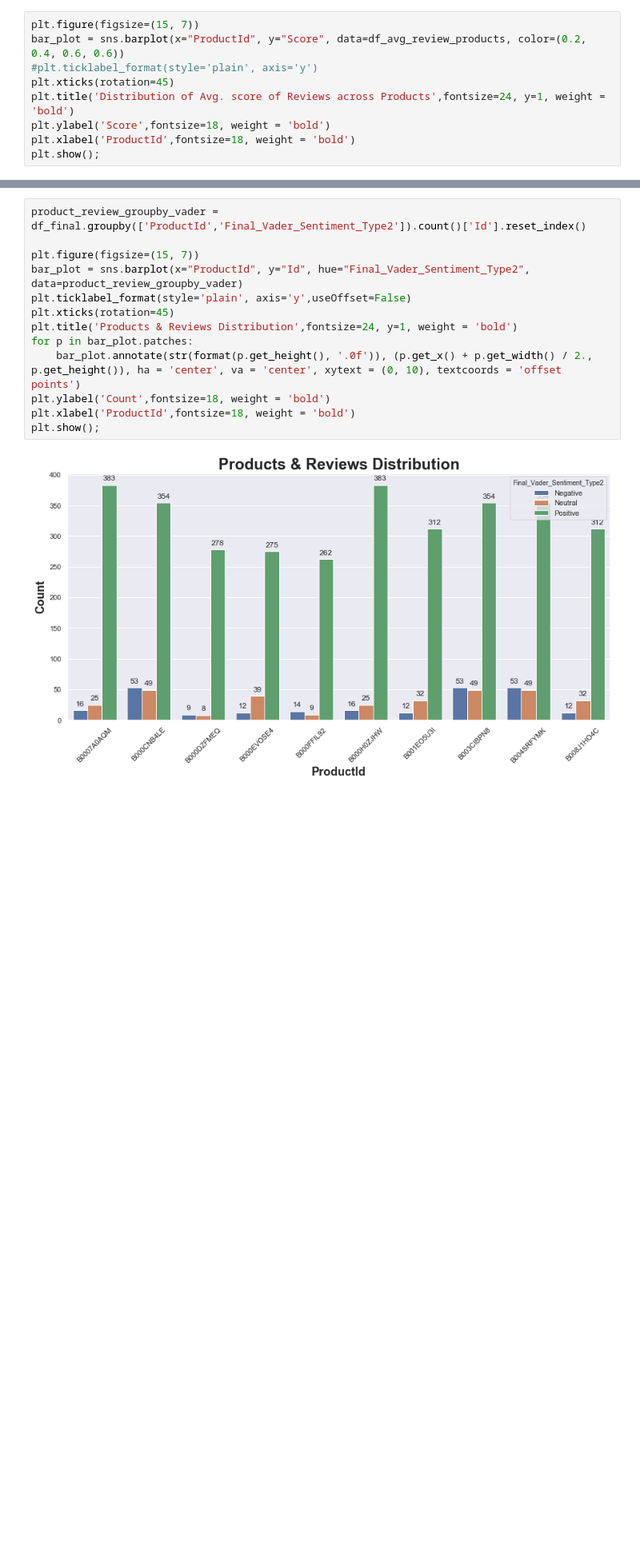
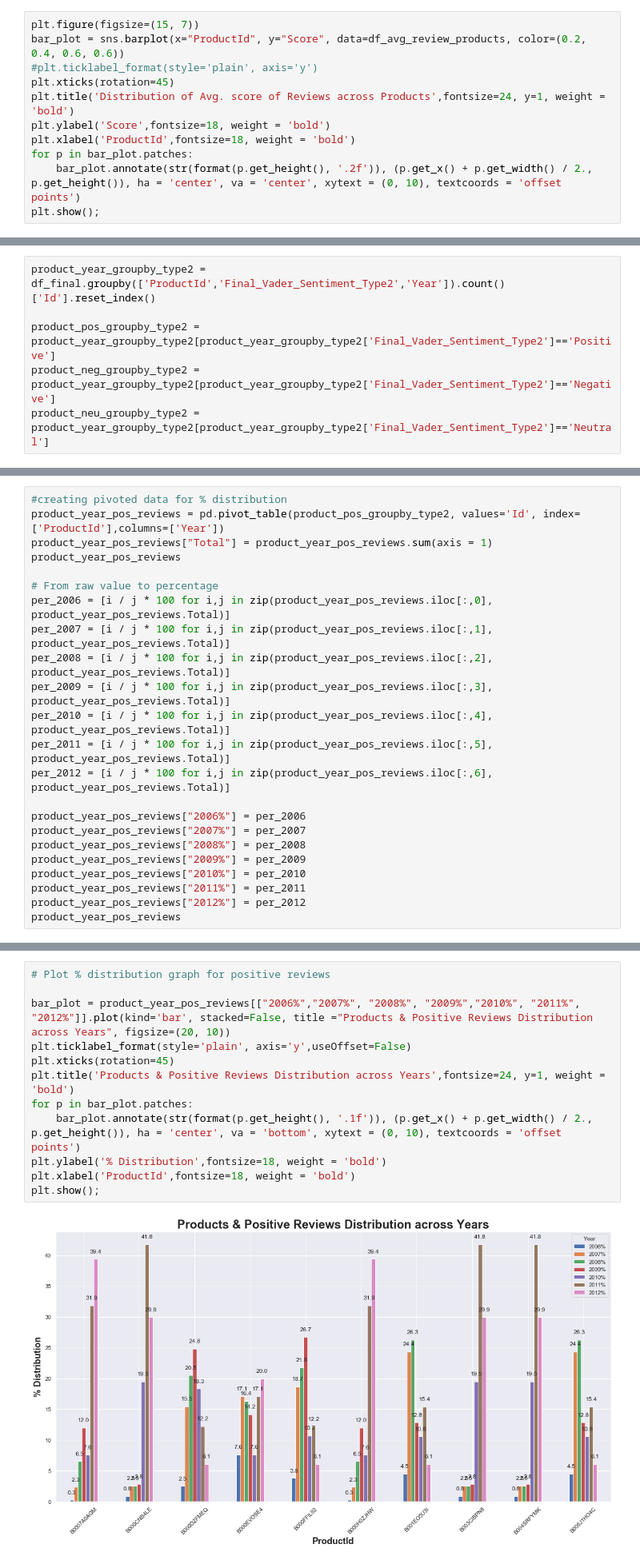
Before and after one commit to vibhutivadje/Text_Mining_Project, a Jupyter notebook: AmazonfoodReview_Analysis.ipynb, the cells around one changed output, grey strips where cells are left out. Shown at 80% size. Saved outputs shown, nothing was run; the diff lists cells and outputs as text; blank space fills up the shorter version.

```diff
--- a/AmazonfoodReview_Analysis.ipynb
+++ b/AmazonfoodReview_Analysis.ipynb
@@ -214,5 +216,7 @@ plt.xticks(rotation=45)
 plt.title('Distribution of Avg. score of Reviews across Products',fontsize=24, y=1, weight = 'bold')
 plt.ylabel('Score',fontsize=18, weight = 'bold')
 plt.xlabel('ProductId',fontsize=18, weight = 'bold')
+for p in bar_plot.patches:
+    bar_plot.annotate(str(format(p.get_height(), '.2f')), (p.get_x() + p.get_width() / 2., p.get_height()), ha = 'center', va = 'center', xytext = (0, 10), textcoords = 'offset points')
 plt.show();
 # %% [output]
@@ -445,0 +516,6 @@ plt.show();
+# %%
+product_year_groupby_type2 = df_final.groupby(['ProductId','Final_Vader_Sentiment_Type2','Year']).count()['Id'].reset_index()
+
+product_pos_groupby_type2 = product_year_groupby_type2[product_year_groupby_type2['Final_Vader_Sentiment_Type2']=='Positive']
+product_neg_groupby_type2 = product_year_groupby_type2[product_year_groupby_type2['Final_Vader_Sentiment_Type2']=='Negative']
+product_neu_groupby_type2 = product_year_groupby_type2[product_year_groupby_type2['Final_Vader_Sentiment_Type2']=='Neutral']
@@ -445,0 +524,23 @@ plt.show();
+# %%
+#creating pivoted data for % distribution
+product_year_pos_reviews = pd.pivot_table(product_pos_groupby_type2, values='Id', index=['ProductId'],columns=['Year'])
+product_year_pos_reviews["Total"] = product_year_pos_reviews.sum(axis = 1)
+product_year_pos_reviews
+
+# From raw value to percentage
+per_2006 = [i / j * 100 for i,j in zip(product_year_pos_reviews.iloc[:,0], product_year_pos_reviews.Total)]
+per_2007 = [i / j * 100 for i,j in zip(product_year_pos_reviews.iloc[:,1], product_year_pos_reviews.Total)]
+per_2008 = [i / j * 100 for i,j in zip(product_year_pos_reviews.iloc[:,2], product_year_pos_reviews.Total)]
+per_2009 = [i / j * 100 for i,j in zip(product_year_pos_reviews.iloc[:,3], product_year_pos_reviews.Total)]
+per_2010 = [i / j * 100 for i,j in zip(product_year_pos_reviews.iloc[:,4], product_year_pos_reviews.Total)]
+per_2011 = [i / j * 100 for i,j in zip(product_year_pos_reviews.iloc[:,5], product_year_pos_reviews.Total)]
+per_2012 = [i / j * 100 for i,j in zip(product_year_pos_reviews.iloc[:,6], product_year_pos_reviews.Total)]
+
+product_year_pos_reviews["2006%"] = per_2006
+product_year_pos_reviews["2007%"] = per_2007
+product_year_pos_reviews["2008%"] = per_2008
+product_year_pos_reviews["2009%"] = per_2009
+product_year_pos_reviews["2010%"] = per_2010
+product_year_pos_reviews["2011%"] = per_2011
+product_year_pos_reviews["2012%"] = per_2012
+product_year_pos_reviews
@@ -446,15 +560,14 @@ plt.show();
 # %%
-product_review_groupby_vader = df_final.groupby(['ProductId','Final_Vader_Sentiment_Type2']).count()['Id'].reset_index()
+# Plot % distribution graph for positive reviews
 
-plt.figure(figsize=(15, 7))
-bar_plot = sns.barplot(x="ProductId", y="Id", hue="Final_Vader_Sentiment_Type2", data=product_review_groupby_vader)
+bar_plot = product_year_pos_reviews[["2006%","2007%", "2008%", "2009%","2010%", "2011%", "2012%"]].plot(kind='bar', stacked=False, title ="Products & Positive Reviews Distribution across Years", figsize=(20, 10))
 plt.ticklabel_format(style='plain', axis='y',useOffset=False)
 plt.xticks(rotation=45)
-plt.title('Products & Reviews Distribution',fontsize=24, y=1, weight = 'bold')
+plt.title('Products & Positive Reviews Distribution across Years',fontsize=24, y=1, weight = 'bold')
 for p in bar_plot.patches:
-    bar_plot.annotate(str(format(p.get_height(), '.0f')), (p.get_x() + p.get_width() / 2., p.get_height()), ha = 'center', va = 'center', xytext = (0, 10), textcoords = 'offset points')
-plt.ylabel('Count',fontsize=18, weight = 'bold')
+    bar_plot.annotate(str(format(p.get_height(), '.1f')), (p.get_x() + p.get_width() / 2., p.get_height()), ha = 'center', va = 'bottom', xytext = (0, 10), textcoords = 'offset points')
+plt.ylabel('% Distribution',fontsize=18, weight = 'bold')
 plt.xlabel('ProductId',fontsize=18, weight = 'bold')
 plt.show();
 # %% [output]
-[figure, old version]
+[figure, new version]
```
Also changed, not shown: parts of 17 cells of this notebook.
